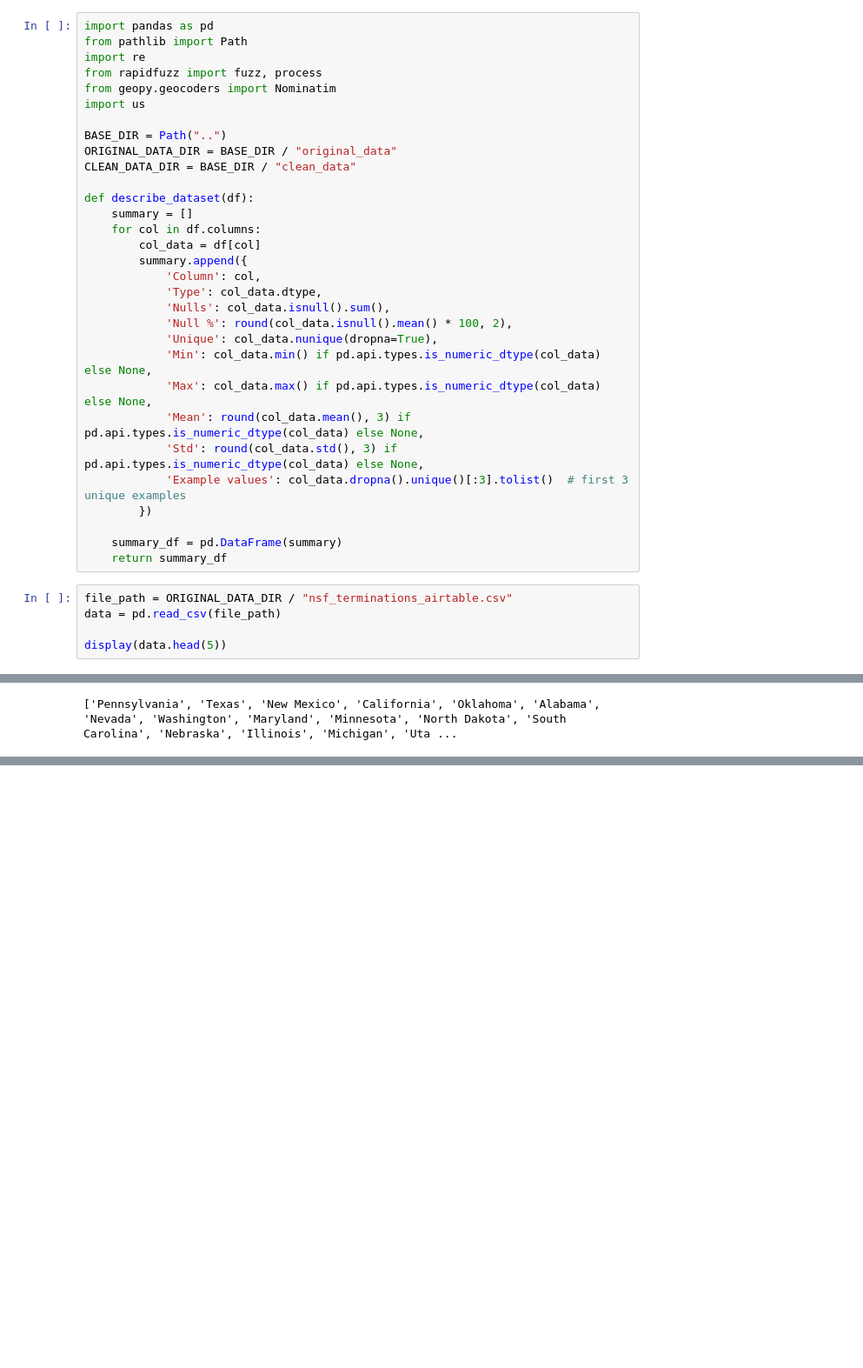
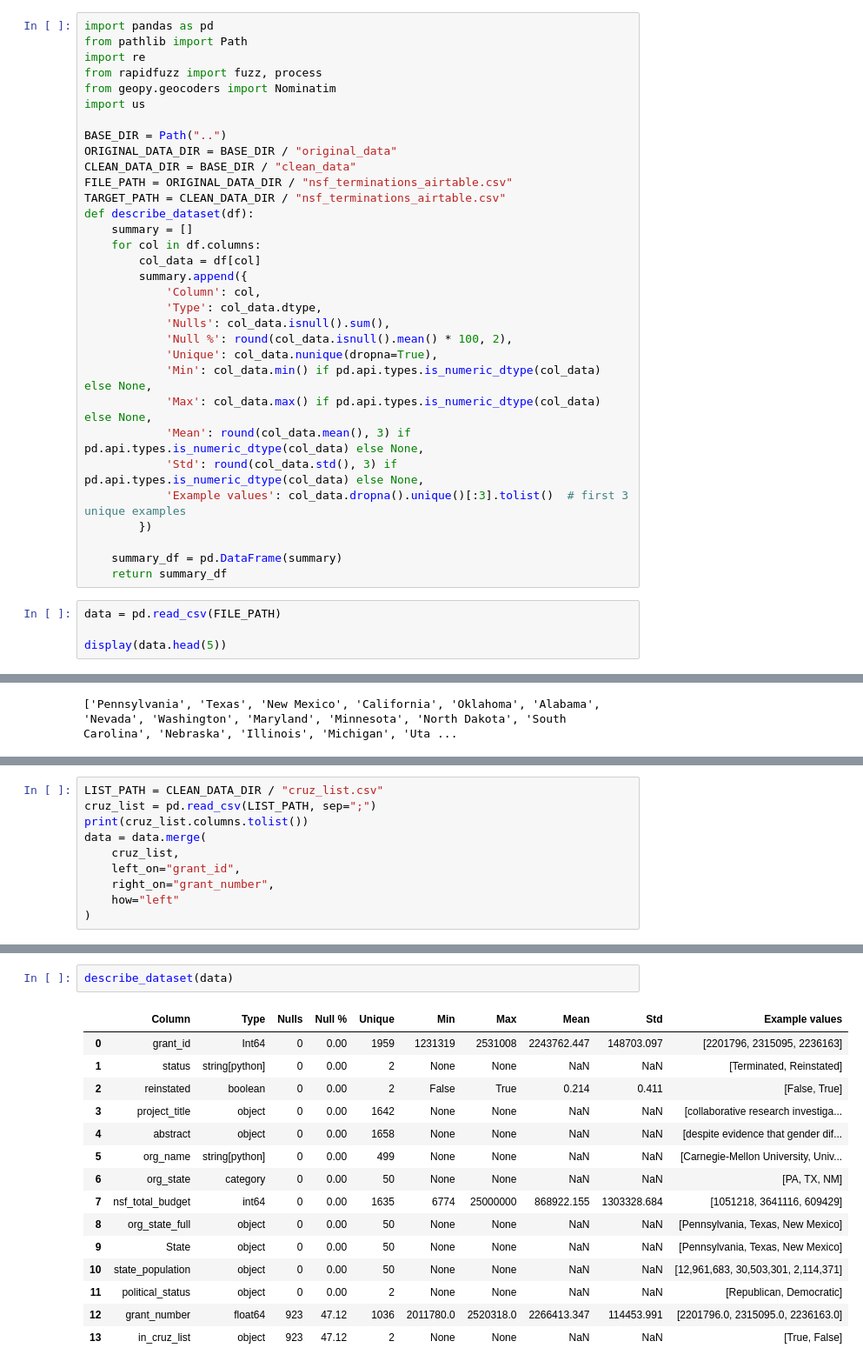
Before and after one commit to Alua1714/Vi_projecte, a Jupyter notebook: data_cleaning_code/clean_airtable.ipynb, the cells around one changed output, grey strips where cells are left out. Shown at 87% size. Drawn from its saved outputs; the diff is of its cells as text; blank space fills up the shorter version.

Commit message:
added cruz list in cleaning and some other minor stuff

```diff
--- a/data_cleaning_code/clean_airtable.ipynb
+++ b/data_cleaning_code/clean_airtable.ipynb
@@ -9,7 +9,8 @@ import us
 BASE_DIR = Path("..")
 ORIGINAL_DATA_DIR = BASE_DIR / "original_data"
 CLEAN_DATA_DIR = BASE_DIR / "clean_data"
-
+FILE_PATH = ORIGINAL_DATA_DIR / "nsf_terminations_airtable.csv"
+TARGET_PATH = CLEAN_DATA_DIR / "nsf_terminations_airtable.csv"
 def describe_dataset(df):
     summary = []
     for col in df.columns:
@@ -30,8 +31,7 @@ def describe_dataset(df):
     summary_df = pd.DataFrame(summary)
     return summary_df
 # %%
-file_path = ORIGINAL_DATA_DIR / "nsf_terminations_airtable.csv"
-data = pd.read_csv(file_path)
+data = pd.read_csv(FILE_PATH)
 
 display(data.head(5))
 # %% [output]
@@ -375,0 +378,10 @@ We are missing the state of Wyoming. I don't know what can we do with this.
+# %%
+LIST_PATH = CLEAN_DATA_DIR / "cruz_list.csv"
+cruz_list = pd.read_csv(LIST_PATH, sep=";")
+print(cruz_list.columns.tolist())
+data = data.merge(
+    cruz_list,
+    left_on="grant_id",
+    right_on="grant_number",
+    how="left"
+)
@@ -375,0 +390,18 @@ We are missing the state of Wyoming. I don't know what can we do with this.
+# %%
+describe_dataset(data)
+# %% [output]
+|  | Column | Type | Nulls | Null % | Unique | Min | Max | Mean | Std | Example values |
+| 0 | grant_id | Int64 | 0 | 0.00 | 1959 | 1231319 | 2531008 | 2243762.447 | 148703.097 | [2201796, 2315095, 2236163] |
+| 1 | status | string[python] | 0 | 0.00 | 2 | None | None | NaN | NaN | [Terminated, Reinstated] |
+| 2 | reinstated | boolean | 0 | 0.00 | 2 | False | True | 0.214 | 0.411 | [False, True] |
+| 3 | project_title | object | 0 | 0.00 | 1642 | None | None | NaN | NaN | [collaborative research investiga... |
+| 4 | abstract | object | 0 | 0.00 | 1658 | None | None | NaN | NaN | [despite evidence that gender dif... |
+| 5 | org_name | string[python] | 0 | 0.00 | 499 | None | None | NaN | NaN | [Carnegie-Mellon University, Univ... |
+| 6 | org_state | category | 0 | 0.00 | 50 | None | None | NaN | NaN | [PA, TX, NM] |
+| 7 | nsf_total_budget | int64 | 0 | 0.00 | 1635 | 6774 | 25000000 | 868922.155 | 1303328.684 | [1051218, 3641116, 609429] |
+| 8 | org_state_full | object | 0 | 0.00 | 50 | None | None | NaN | NaN | [Pennsylvania, Texas, New Mexico] |
+| 9 | State | object | 0 | 0.00 | 50 | None | None | NaN | NaN | [Pennsylvania, Texas, New Mexico] |
+| 10 | state_population | object | 0 | 0.00 | 50 | None | None | NaN | NaN | [12,961,683, 30,503,301, 2,114,371] |
+| 11 | political_status | object | 0 | 0.00 | 2 | None | None | NaN | NaN | [Republican, Democratic] |
+| 12 | grant_number | float64 | 923 | 47.12 | 1036 | 2011780.0 | 2520318.0 | 2266413.347 | 114453.991 | [2201796.0, 2315095.0, 2236163.0] |
+| 13 | in_cruz_list | object | 923 | 47.12 | 2 | None | None | NaN | NaN | [True, False] |
```
Also changed, not shown: parts of 7 cells of this notebook, 6 other files.
